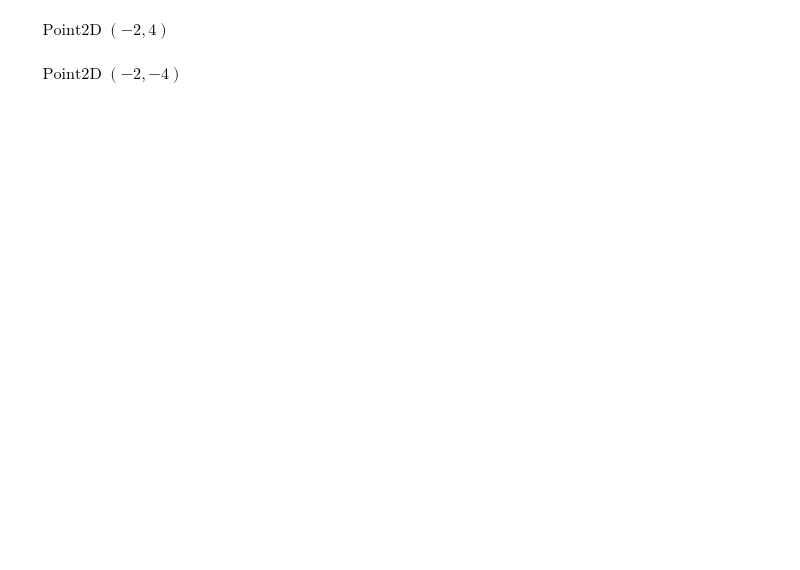
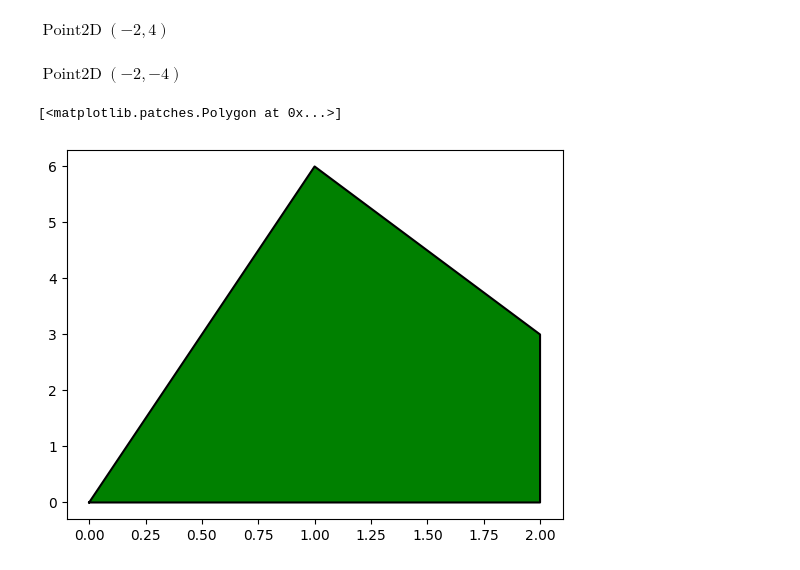
Before and after one commit to DSA-25/D, a Jupyter notebook: Slip1.ipynb, the cells around one changed output. Cells and saved outputs as stored; diff of their text form; code cells hidden in the pictures; blank space fills up the shorter version.

```diff
--- a/Slip1.ipynb
+++ b/Slip1.ipynb
@@ -815,3 +693,11 @@ $\displaystyle \operatorname{Point2D}\left(-2, 4\right)$
 p.transform(Matrix([[1,0,0],[0,-1,0],[0,0,1]]))
 # %% [output]
 $\displaystyle \operatorname{Point2D}\left(-2, -4\right)$
+# %%
+x1=[0,2,2,1,0]
+y1=[0,0,3,6,0]
+plt.plot(x1,y1,'black')
+plt.fill(x1,y1,'green')
+# %% [output]
+[<matplotlib.patches.Polygon at 0x...>]
+[figure, added]
```
Also changed, not shown: parts of 21 cells of this notebook.
